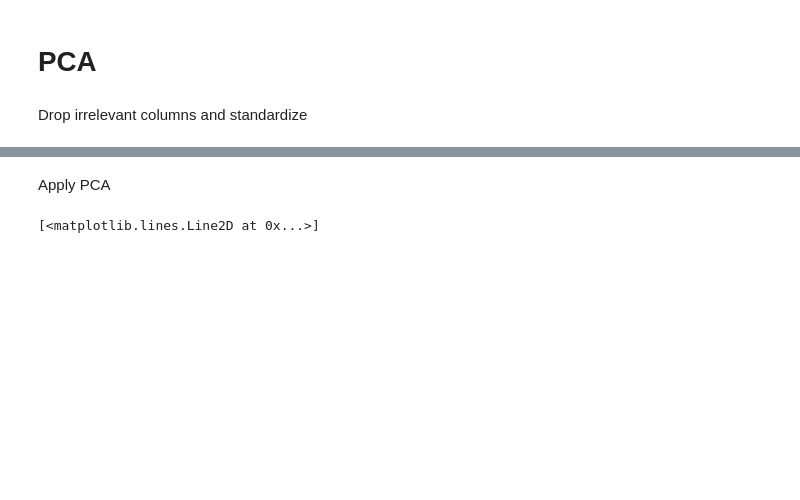
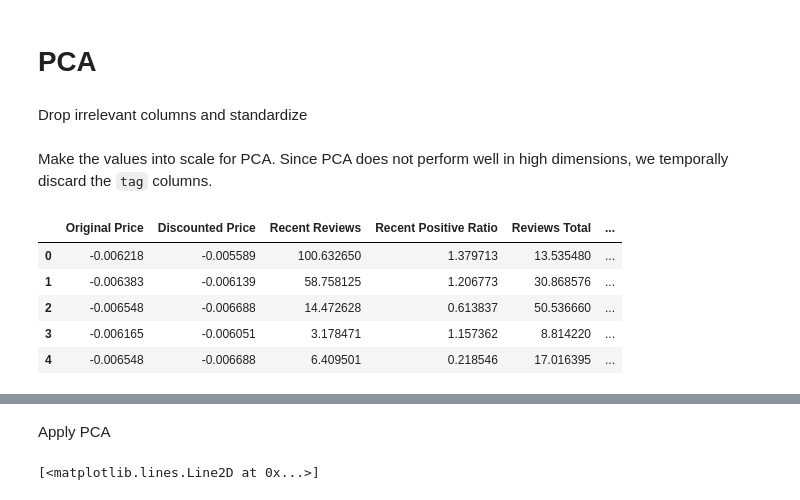
Before and after one commit to Aaron3963/COGS-118B-Project, a Jupyter notebook: FinalProject.ipynb, the cells around one changed output, grey strips where cells are left out. Drawn from its saved outputs; the diff is of its cells as text; code cells hidden in the pictures; blank space fills up the shorter version.

```diff
--- a/FinalProject.ipynb
+++ b/FinalProject.ipynb
@@ -310,0 +308,19 @@ Drop irrelevant columns and standardize
+# %% [markdown]
+Make the values into scale for PCA. Since PCA does not perform well in high dimensions, we temporally discard the `tag` columns.
+# %%
+df_PCA = df[['Original Price', 'Discounted Price',
+       'Recent Reviews', 'Recent Positive Ratio', 'Reviews Total',
+       'Positive Ratio Total', 'Total Languages Supported']]
+
+scaler = StandardScaler()
+scaled = scaler.fit_transform(df_PCA)
+
+scaled_df = pd.DataFrame(scaled, columns=scaler.get_feature_names_out())
+scaled_df.head()
+# %% [output]
+|  | Original Price | Discounted Price | Recent Reviews | Recent Positive Ratio | Reviews Total | ... |
+| 0 | -0.006218 | -0.005589 | 100.632650 | 1.379713 | 13.535480 | ... |
+| 1 | -0.006383 | -0.006139 | 58.758125 | 1.206773 | 30.868576 | ... |
+| 2 | -0.006548 | -0.006688 | 14.472628 | 0.613837 | 50.536660 | ... |
+| 3 | -0.006165 | -0.006051 | 3.178471 | 1.157362 | 8.814220 | ... |
+| 4 | -0.006548 | -0.006688 | 6.409501 | 0.218546 | 17.016395 | ... |
```
Also changed, not shown: parts of 10 cells of this notebook.
